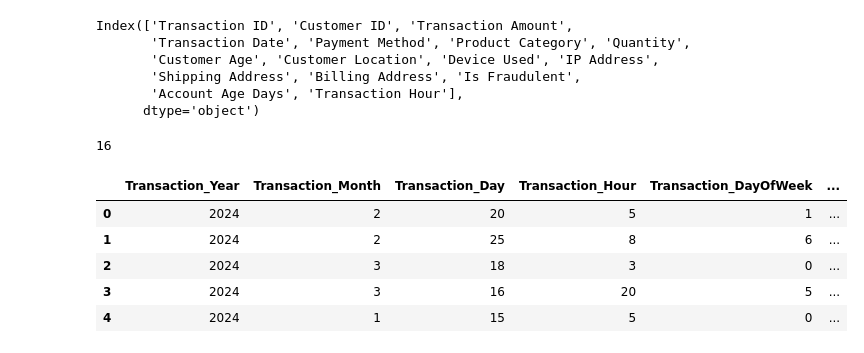
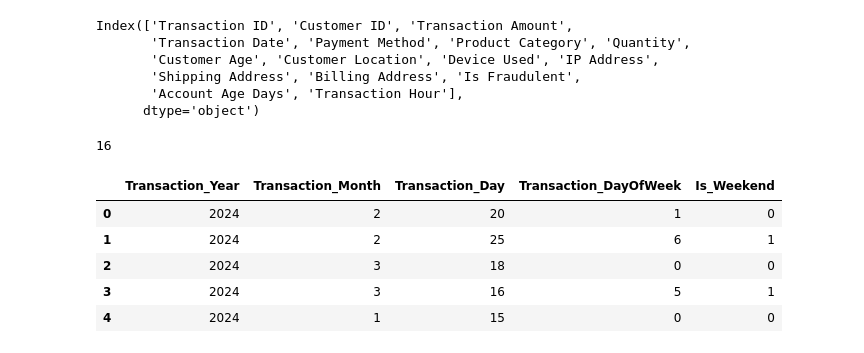
Before and after one commit to pentakll4002/IS403_Q13, a Jupyter notebook: isolation_forest.ipynb, the cells around one changed output. Saved outputs shown, nothing was run; the diff lists cells and outputs as text; code cells hidden in the pictures.

```diff
--- a/isolation_forest.ipynb
+++ b/isolation_forest.ipynb
@@ -121,11 +121,11 @@ df['Is_Weekend'] = df['Transaction_DayOfWeek'].apply(lambda x: 1 if x >= 5 else
 df.drop(columns=["Transaction Date"], inplace=True)
 # %%
 df[['Transaction_Year', 'Transaction_Month', 'Transaction_Day',
-    'Transaction_Hour', 'Transaction_DayOfWeek', 'Is_Weekend']].head()
+     'Transaction_DayOfWeek', 'Is_Weekend']].head()
 # %% [output]
-|  | Transaction_Year | Transaction_Month | Transaction_Day | Transaction_Hour | Transaction_DayOfWeek | ... |
-| 0 | 2024 | 2 | 20 | 5 | 1 | ... |
-| 1 | 2024 | 2 | 25 | 8 | 6 | ... |
-| 2 | 2024 | 3 | 18 | 3 | 0 | ... |
-| 3 | 2024 | 3 | 16 | 20 | 5 | ... |
-| 4 | 2024 | 1 | 15 | 5 | 0 | ... |
+|  | Transaction_Year | Transaction_Month | Transaction_Day | Transaction_DayOfWeek | Is_Weekend |
+| 0 | 2024 | 2 | 20 | 1 | 0 |
+| 1 | 2024 | 2 | 25 | 6 | 1 |
+| 2 | 2024 | 3 | 18 | 0 | 0 |
+| 3 | 2024 | 3 | 16 | 5 | 1 |
+| 4 | 2024 | 1 | 15 | 0 | 0 |
```
Also changed, not shown: parts of 13 cells of this notebook.
